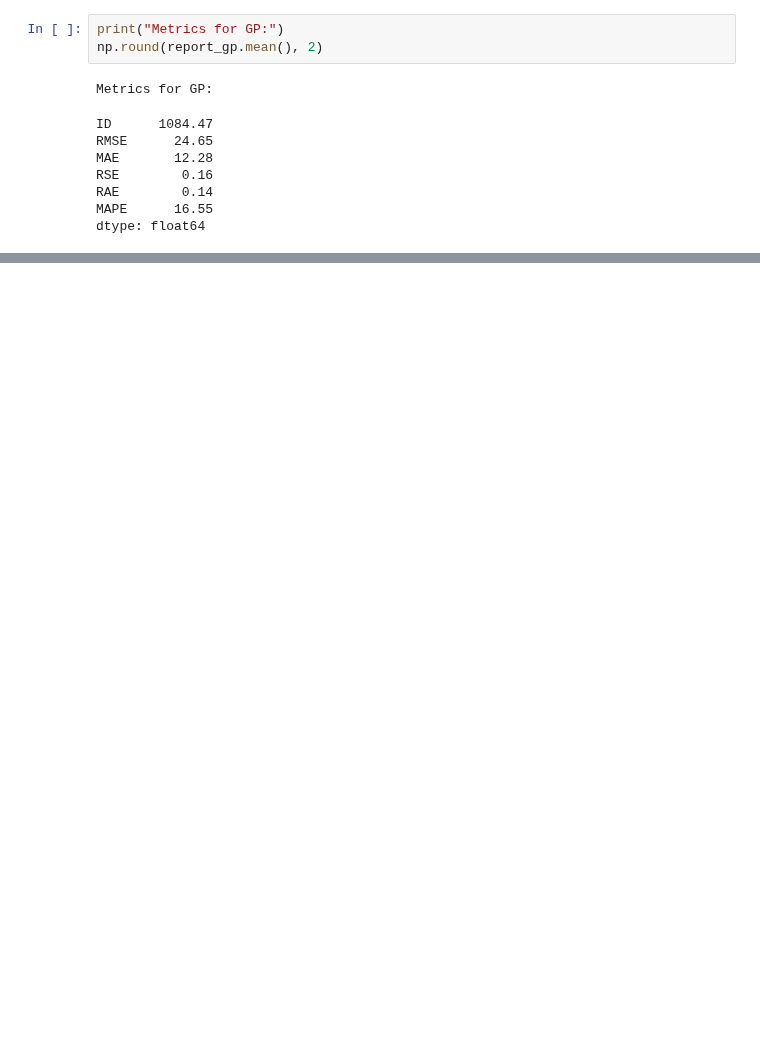
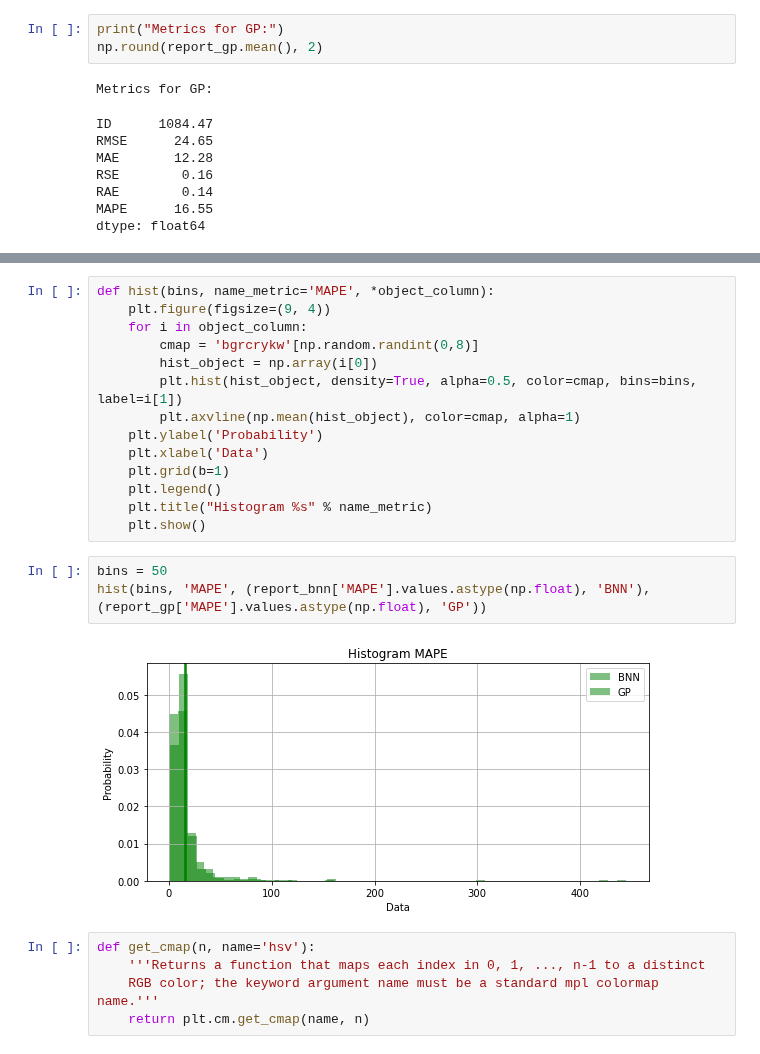
Before and after one commit to HSE-LAMBDA/light_curve_approx, a Jupyter notebook: notebooks/BayesianNN.ipynb, the cells around one changed output, grey strips where cells are left out. Saved outputs shown, nothing was run; the diff lists cells and outputs as text; blank space fills up the shorter version.

Commit message:
simple histogramm v0.01

```diff
--- a/notebooks/BayesianNN.ipynb
+++ b/notebooks/BayesianNN.ipynb
@@ -460,0 +458,24 @@ plt.show()
+# %%
+def hist(bins, name_metric='MAPE', *object_column):
+    plt.figure(figsize=(9, 4))
+    for i in object_column:
+        cmap = 'bgrcrykw'[np.random.randint(0,8)]
+        hist_object = np.array(i[0])
+        plt.hist(hist_object, density=True, alpha=0.5, color=cmap, bins=bins, label=i[1])
+        plt.axvline(np.mean(hist_object), color=cmap, alpha=1)
+    plt.ylabel('Probability')
+    plt.xlabel('Data')
+    plt.grid(b=1)
+    plt.legend()
+    plt.title("Histogram %s" % name_metric)
+    plt.show()
+# %%
+bins = 50
+hist(bins, 'MAPE', (report_bnn['MAPE'].values.astype(np.float), 'BNN'), (report_gp['MAPE'].values.astype(np.float), 'GP'))
+# %% [output]
+[figure, added]
+# %%
+def get_cmap(n, name='hsv'):
+    '''Returns a function that maps each index in 0, 1, ..., n-1 to a distinct
+    RGB color; the keyword argument name must be a standard mpl colormap name.'''
+    return plt.cm.get_cmap(name, n)
```
Also changed, not shown: parts of 13 cells of this notebook, 4 other files.
